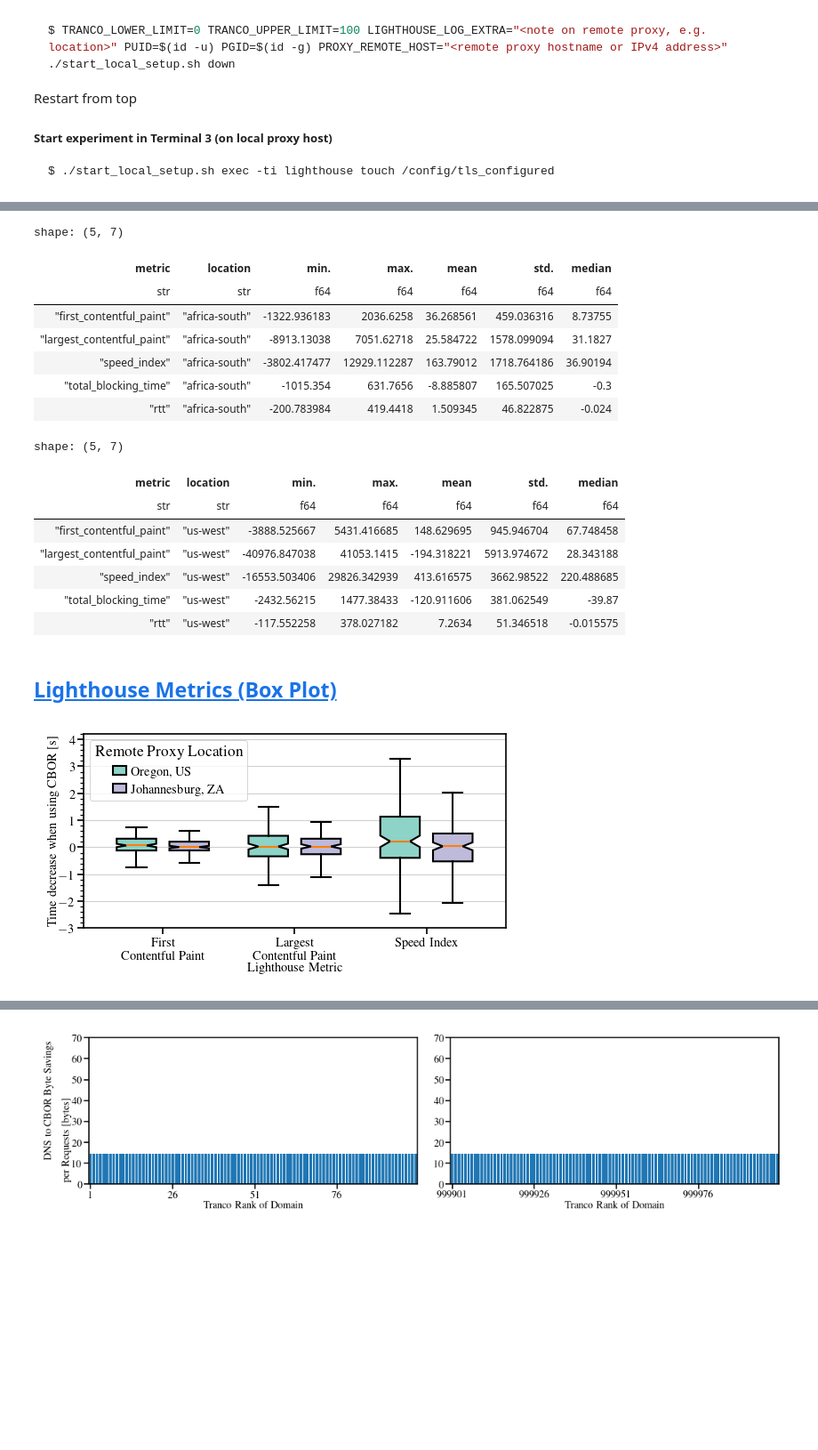
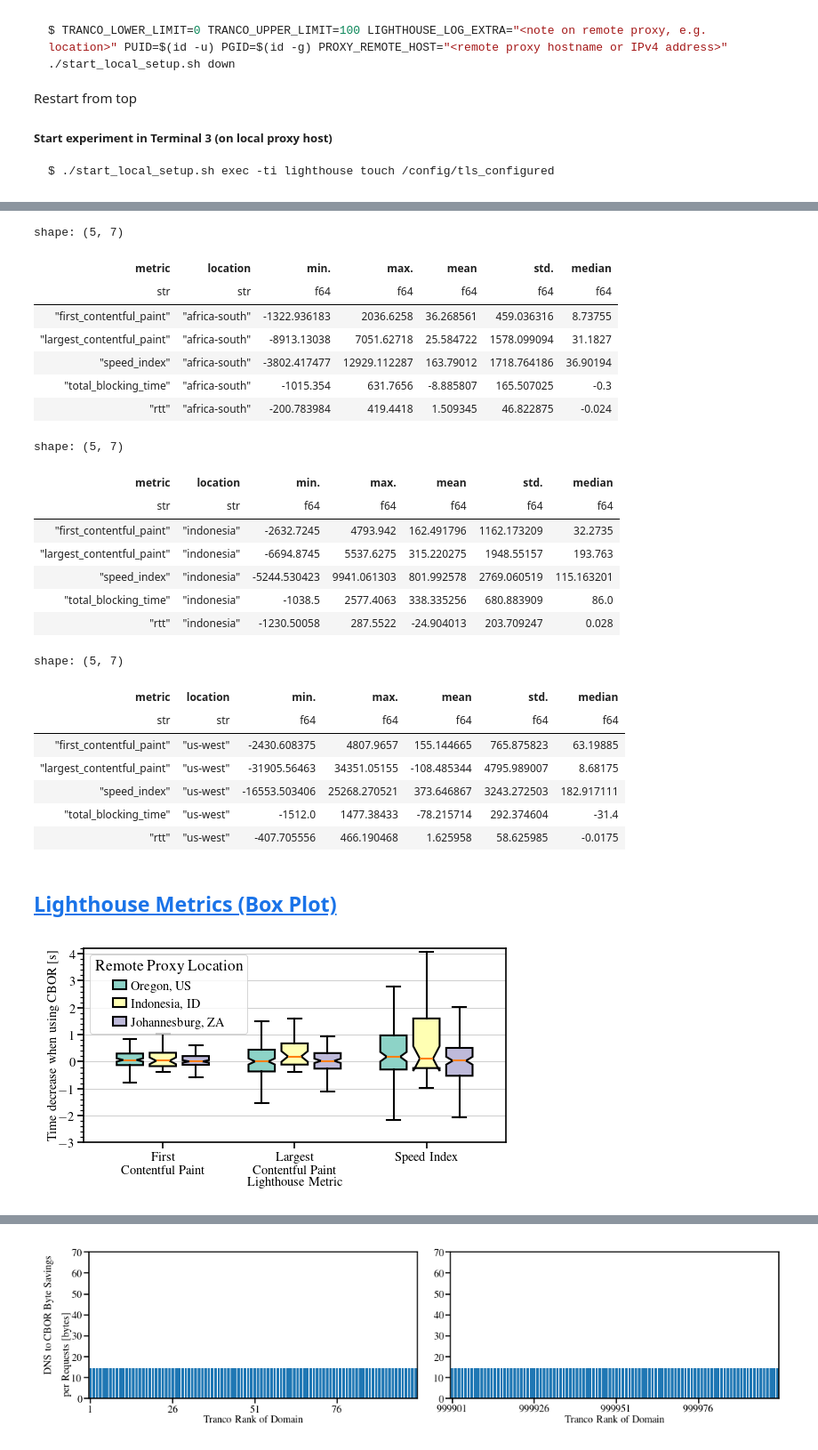
Before and after one commit to miri64/artifacts-tnsm26-cbor-dns-eval, a Jupyter notebook: 06_1evaluation.ipynb, the cells around one changed output, grey strips where cells are left out. Shown at 89% size. Cells and saved outputs as stored; diff of their text form; code cells hidden in the pictures; blank space fills up the shorter version.

```diff
--- a/06_1evaluation.ipynb
+++ b/06_1evaluation.ipynb
@@ -363,6 +211,7 @@ METRICS = [
 COLOR_CYCLE=["#e66101", "#5e3c99"]
 BOXPLOT_COLORS={
     "us-west": "#8dd3c7",
+    "indonesia": "#ffffb3",
     "africa-south": "#bebada",
 }
 ax.set_prop_cycle(cycler.cycler(color=COLOR_CYCLE))
@@ -376,19 +225,19 @@ METRIC_XAXIS_LABEL = {
 }
 LOCATIONS = {
     "us-west": "Oregon, US",
+    "indonesia": "Indonesia, ID",
     "africa-south": "Johannesburg, ZA",
 }
 LOCATION_OFFSET = {
-    "us-west": -0.2,
-    "africa-south": 0.2,
+    "us-west": -0.25,
+    "indonesia": 0.0,
+    "africa-south": 0.25,
 }
-WIDTH = 0.4
+WIDTH = 0.3
 
 for i, location in enumerate(df["extra"].unique().sort()):
     times = df.filter(~polars.col("packed") & (polars.col("extra") == location)).select(
         ["compress", "domain", "run"] + METRICS
-    # ).filter(
-    #     polars.col("run") != 2
     ).pivot(
         "compress",
         index=["domain", "run"],
@@ -425,13 +274,6 @@ for i, location in enumerate(df["extra"].unique().sort()):
     )
 
     display(stats)
-    # ax.violinplot(
-    #     times.select(METRICS).select(polars.exclude(["rtt", "total_blocking_time"])),
-    #     numpy.arange(1, len(METRICS) - 1) + LOCATION_OFFSET[location],
-    #     showmeans=True,
-    #     showmedians=True,
-    #     widths=WIDTH,
-    # )
     bxplt = ax.boxplot(
         times.select(METRICS).select(polars.exclude(["rtt", "total_blocking_time"])),
         positions=numpy.arange(1, len(METRICS) - 1) + LOCATION_OFFSET[location],
@@ -439,8 +281,6 @@ for i, location in enumerate(df["extra"].unique().sort()):
         widths=WIDTH - .1,
         showfliers=False,
         patch_artist=True,
-        #showmeans=True,
-        #meanprops={"marker": ".", "markeredgecolor": "black", "markerfacecolor": "none"},
     )
     for patch in bxplt['boxes']:
         patch.set_facecolor(BOXPLOT_COLORS[location])
@@ -451,49 +291,50 @@ ax.set_xlim(0.4, 3.6)
 ax.set_xlabel(f"Lighthouse Metric")
 ax.set_xticks(range(1, len(METRICS) - 1), [METRIC_XAXIS_LABEL[m] for m in METRICS if m not in ["rtt", "total_blocking_time"]])
 ax.set_ylabel(f"Time decrease when using CBOR [s]")
-# ax.set_ylim(-42000, 42000)
-# ax.set_yticks(numpy.arange(-40000, 42100, 5000))
-# ax.set_yticks(numpy.arange(-42000, 42100, 1000), minor=True)
 ax.set_ylim(-3000, 4200)
 ax.set_yticks(numpy.arange(-3000, 4300, 1000))
 ax.set_yticks(numpy.arange(-3000, 4300, 200), minor=True)
 ax.yaxis.set_major_formatter(matplotlib.ticker.FuncFormatter(lambda y, pos: f"${y / 1000.0:.0f}$"))
-# handles = [
-#     matplotlib.lines.Line2D([0], [0], label=LOCATIONS[loc], color=COLOR_CYCLE[i])
-#     for i, loc in enumerate(df["extra"].unique().sort())
-# ]
 handles = [
     matplotlib.patches.Patch(label=LOCATIONS[loc], facecolor=BOXPLOT_COLORS[loc], edgecolor="black", linewidth=1)
     for loc in reversed(df["extra"].unique().sort())
 ]
 legend_metrics = ax.legend(loc="upper left", handles=handles, title="Remote Proxy Location")
 filepath = EVALUATION_DIR / "plots" / "lighthouse-box.pdf"
 display(
     Markdown(
         f"## [Lighthouse Metrics (Box Plot)]({str(filepath.relative_to(pathlib.Path.cwd()))})"
     )
 )
 matplotlib.pyplot.savefig(filepath, bbox_inches="tight", pad_inches=0.01)
 matplotlib.pyplot.show()
 # %% [output]
 shape: (5, 7)
 | metric | location | min. | max. | mean | std. | median |
 | str | str | f64 | f64 | f64 | f64 | f64 |
 | "first_contentful_paint" | "africa-south" | -1322.936183 | 2036.6258 | 36.268561 | 459.036316 | 8.73755 |
 | "largest_contentful_paint" | "africa-south" | -8913.13038 | 7051.62718 | 25.584722 | 1578.099094 | 31.1827 |
 | "speed_index" | "africa-south" | -3802.417477 | 12929.112287 | 163.79012 | 1718.764186 | 36.90194 |
 | "total_blocking_time" | "africa-south" | -1015.354 | 631.7656 | -8.885807 | 165.507025 | -0.3 |
 | "rtt" | "africa-south" | -200.783984 | 419.4418 | 1.509345 | 46.822875 | -0.024 |
 shape: (5, 7)
 | metric | location | min. | max. | mean | std. | median |
 | str | str | f64 | f64 | f64 | f64 | f64 |
-| "first_contentful_paint" | "us-west" | -3888.525667 | 5431.416685 | 148.629695 | 945.946704 | 67.748458 |
-| "largest_contentful_paint" | "us-west" | -40976.847038 | 41053.1415 | -194.318221 | 5913.974672 | 28.343188 |
-| "speed_index" | "us-west" | -16553.503406 | 29826.342939 | 413.616575 | 3662.98522 | 220.488685 |
-| "total_blocking_time" | "us-west" | -2432.56215 | 1477.38433 | -120.911606 | 381.062549 | -39.87 |
-| "rtt" | "us-west" | -117.552258 | 378.027182 | 7.2634 | 51.346518 | -0.015575 |
+| "first_contentful_paint" | "indonesia" | -2632.7245 | 4793.942 | 162.491796 | 1162.173209 | 32.2735 |
+| "largest_contentful_paint" | "indonesia" | -6694.8745 | 5537.6275 | 315.220275 | 1948.55157 | 193.763 |
+| "speed_index" | "indonesia" | -5244.530423 | 9941.061303 | 801.992578 | 2769.060519 | 115.163201 |
+| "total_blocking_time" | "indonesia" | -1038.5 | 2577.4063 | 338.335256 | 680.883909 | 86.0 |
+| "rtt" | "indonesia" | -1230.50058 | 287.5522 | -24.904013 | 203.709247 | 0.028 |
+shape: (5, 7)
+| metric | location | min. | max. | mean | std. | median |
+| str | str | f64 | f64 | f64 | f64 | f64 |
+| "first_contentful_paint" | "us-west" | -2430.608375 | 4807.9657 | 155.144665 | 765.875823 | 63.19885 |
+| "largest_contentful_paint" | "us-west" | -31905.56463 | 34351.05155 | -108.485344 | 4795.989007 | 8.68175 |
+| "speed_index" | "us-west" | -16553.503406 | 25268.270521 | 373.646867 | 3243.272503 | 182.917111 |
+| "total_blocking_time" | "us-west" | -1512.0 | 1477.38433 | -78.215714 | 292.374604 | -31.4 |
+| "rtt" | "us-west" | -407.705556 | 466.190468 | 1.625958 | 58.625985 | -0.0175 |
 ## [Lighthouse Metrics (Box Plot)](06_1evaluation/plots/lighthouse-box.pdf)
-[figure, old version]
+[figure, new version]
 # %%
 errors = df.filter(
     polars.col("error").is_not_null()
```
Also changed, not shown: parts of 8 cells of this notebook, 5 other files.
